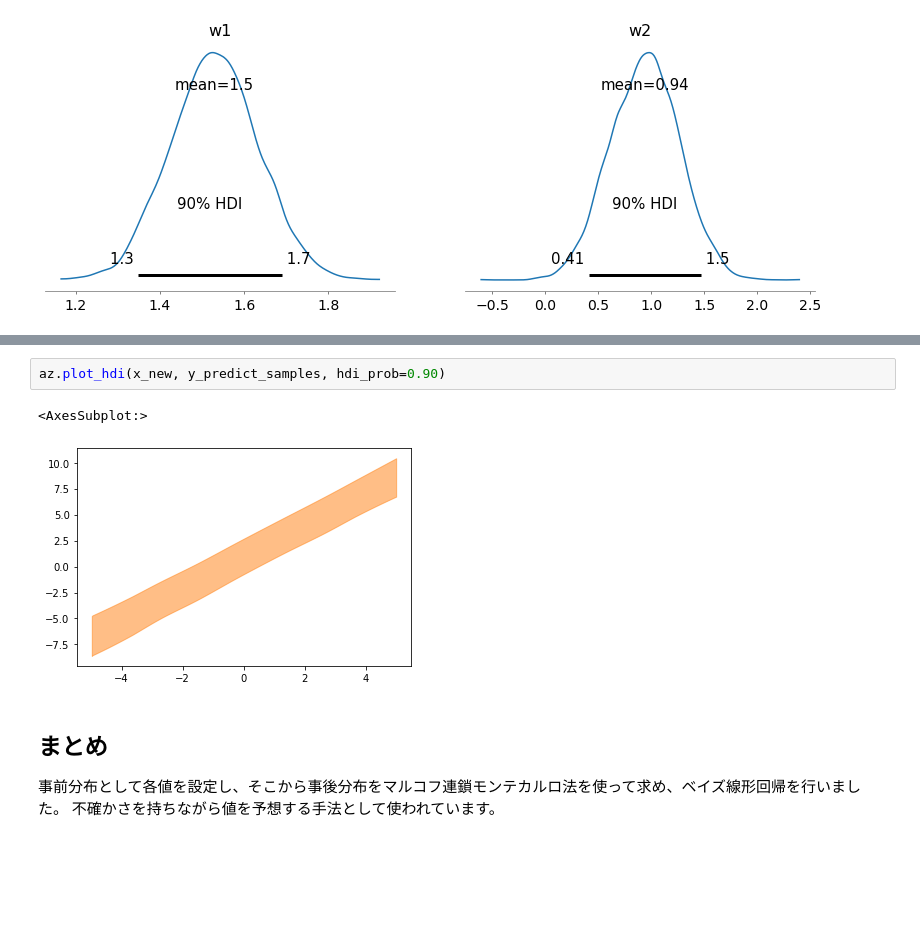
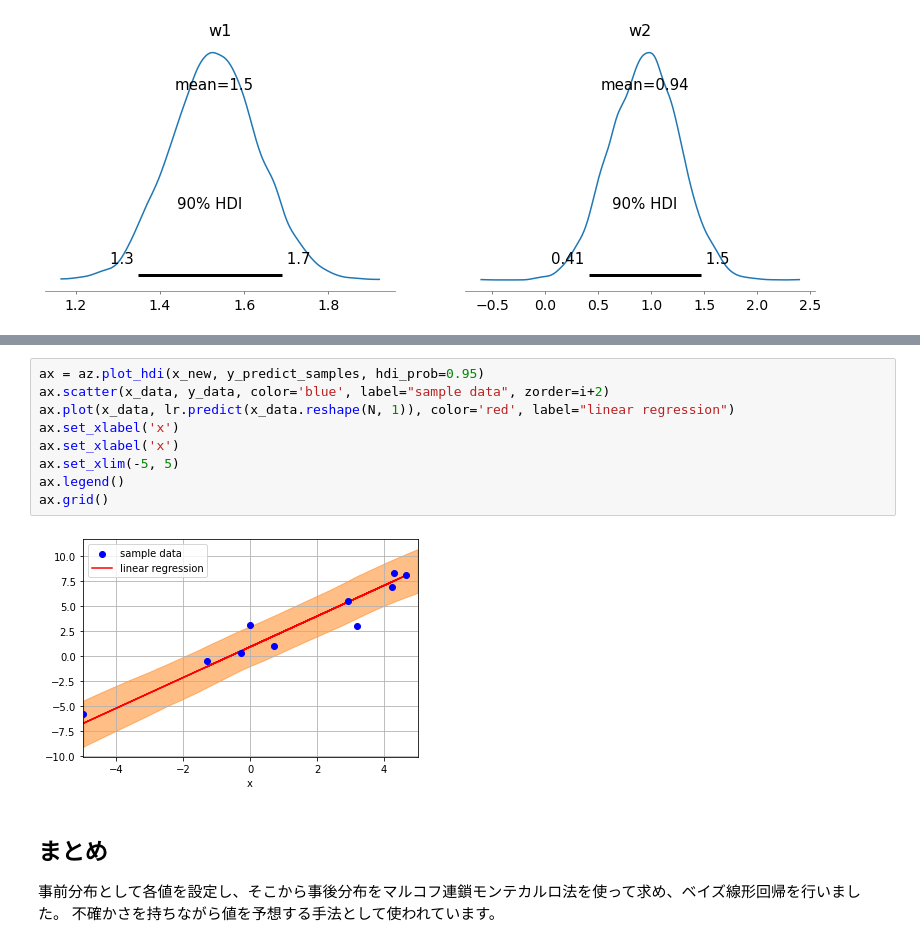
Before and after one commit to hrntsm/Tunny-hands-on, a Jupyter notebook: ipynb/LinearRegression.ipynb, the cells around one changed output, grey strips where cells are left out. Drawn from its saved outputs; the diff is of its cells as text; blank space fills up the shorter version.

```diff
--- a/ipynb/LinearRegression.ipynb
+++ b/ipynb/LinearRegression.ipynb
@@ -137,8 +137,14 @@ with model:
-# %%
-az.plot_hdi(x_new, y_predict_samples, hdi_prob=0.90)
-# %% [output]
-<AxesSubplot:>
-[figure, removed]
+# %%
+ax = az.plot_hdi(x_new, y_predict_samples, hdi_prob=0.95)
+ax.scatter(x_data, y_data, color='blue', label="sample data", zorder=i+2)
+ax.plot(x_data, lr.predict(x_data.reshape(N, 1)), color='red', label="linear regression")
+ax.set_xlabel('x')
+ax.set_xlabel('x')
+ax.set_xlim(-5, 5)
+ax.legend()
+ax.grid()
+# %% [output]
+[figure, added]
 # %% [markdown]
 ## まとめ
 
```
Also changed, not shown: parts of 1 cell of this notebook.
